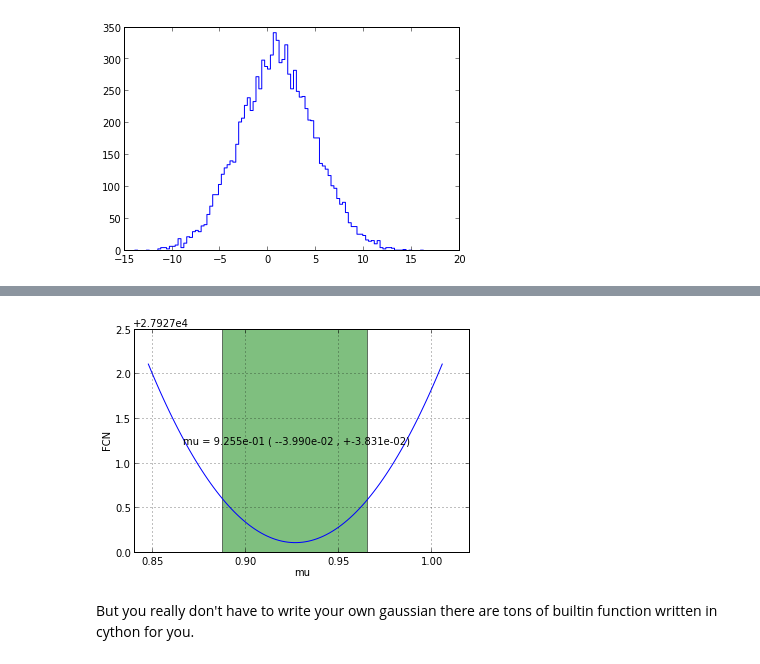
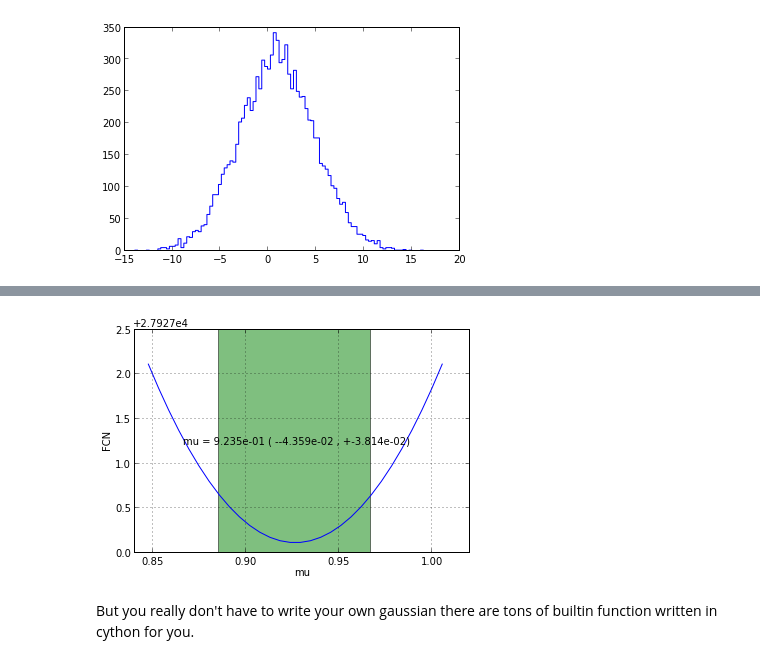
Before and after one commit to scikit-hep/probfit, a Jupyter notebook: tutorial/tutorial.ipynb, the cells around one changed output, grey strips where cells are left out. Saved outputs shown, nothing was run; the diff lists cells and outputs as text; code cells hidden in the pictures.

```diff
--- a/tutorial/tutorial.ipynb
+++ b/tutorial/tutorial.ipynb
@@ -355,9 +355,9 @@ minimizer.print_matrix()
 # %%
 #remember how slow it was?
 #now it's super fast(and it's even unbinned likelihood)
-minimizer.draw_profile('mu');
+minimizer.draw_mnprofile('mu');
 # %% [output]
-[figure, old version]
+[figure, new version]
 # %% [markdown]
 But you really don't have to write your own gaussian there are tons of builtin function written in cython for you.
 # %%
```
Also changed, not shown: parts of 24 cells of this notebook.
